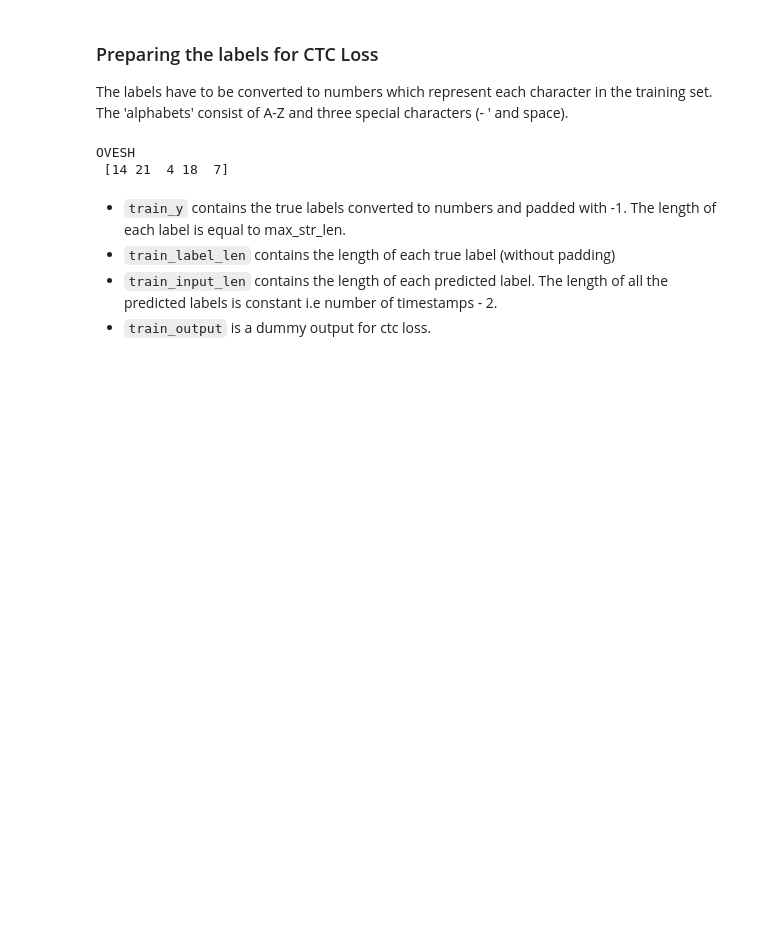
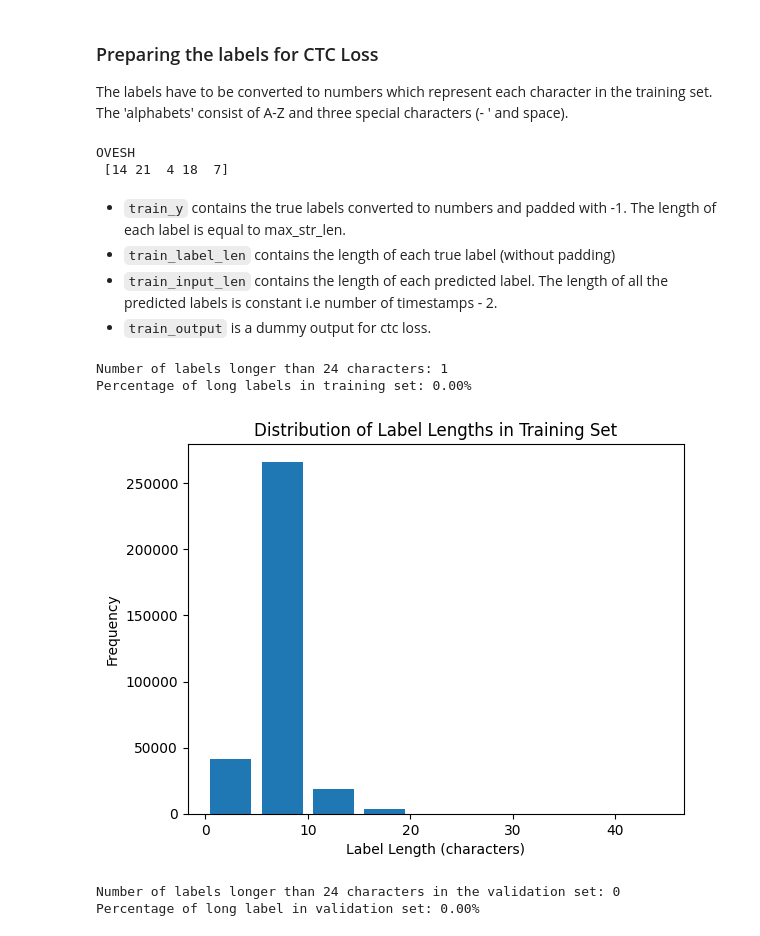
Before and after one commit to 21Ovi/NoteVision, a Jupyter notebook: NoteVision.ipynb, the cells around one changed output. Cells and saved outputs as stored; diff of their text form; code cells hidden in the pictures; blank space fills up the shorter version.

```diff
--- a/NoteVision.ipynb
+++ b/NoteVision.ipynb
@@ -252,3 +252,45 @@ OVESH
 *  `train_label_len` contains the length of each true label (without padding)
 * `train_input_len` contains the length of each predicted label. The length of all the predicted labels is constant i.e number of timestamps - 2.
 * `train_output` is a dummy output for ctc loss.
+# %%
+# Deffine the threshold for a "long" label
+threshold = 24
+
+# Calculate the length of eachj label in the training set
+train['label_length'] = train['IDENTITY'].apply(len)
+
+
+# Find labels longer than the threshold
+long_labels = train[train['label_length'] > threshold]
+
+# Count how many labels are longer than the threshold
+num_long_labels = len(long_labels)
+
+# Calculate the percentage of long labels in the dataset
+percentage_long_labels = (num_long_labels / len(train)) * 100
+
+print(f"Number of labels longer than {threshold} characters: {num_long_labels}")
+print(f"Percentage of long labels in training set: {percentage_long_labels:.2f}%")
+
+# Optional: Plot a histogram of label lengths
+train['label_length'].plot(kind='hist', bins=range(0, 50, 5), rwidth=0.8)
+plt.title('Distribution of Label Lengths in Training Set')
+plt.xlabel('Label Length (characters)')
+plt.ylabel('Frequency')
+plt.show()
+# %% [output]
+Number of labels longer than 24 characters: 1
+Percentage of long labels in training set: 0.00%
+[figure, added]
+# %%
+# Apply the same steps to the validation set
+valid['label_length'] = valid['IDENTITY'].apply(len)
+long_labels_valid = valid[valid["label_length"] > threshold]
+num_long_labels_valid = len(long_labels_valid)
+percentage_long_labels_valid = (num_long_labels_valid / len(valid)) * 100
+
+print(f"Number of labels longer than {threshold} characters in the validation set: {num_long_labels_valid}")
+print(f"Percentage of long label in validation set: {percentage_long_labels_valid:.2f}%")
+# %% [output]
+Number of labels longer than 24 characters in the validation set: 0
+Percentage of long label in validation set: 0.00%
```
Also changed, not shown: parts of 4 cells of this notebook.
